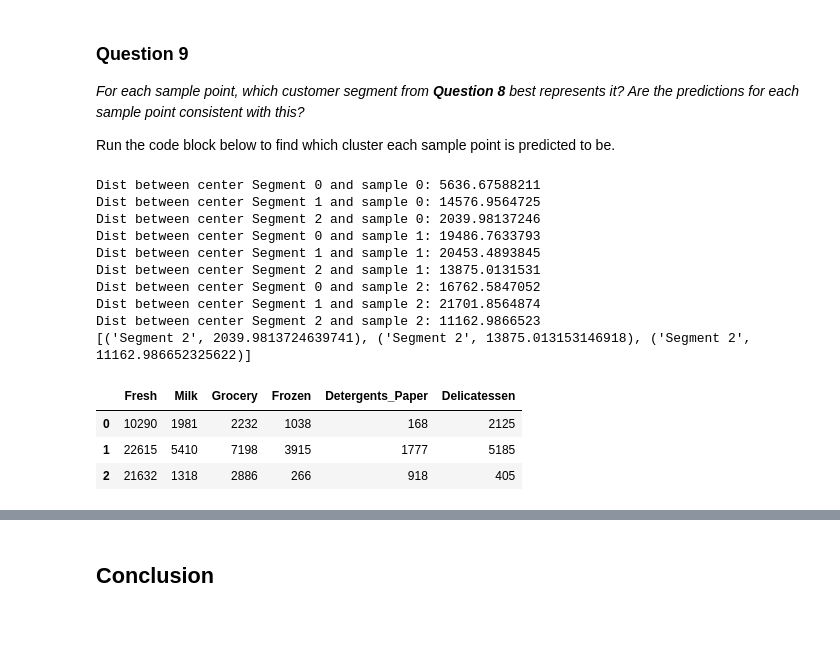
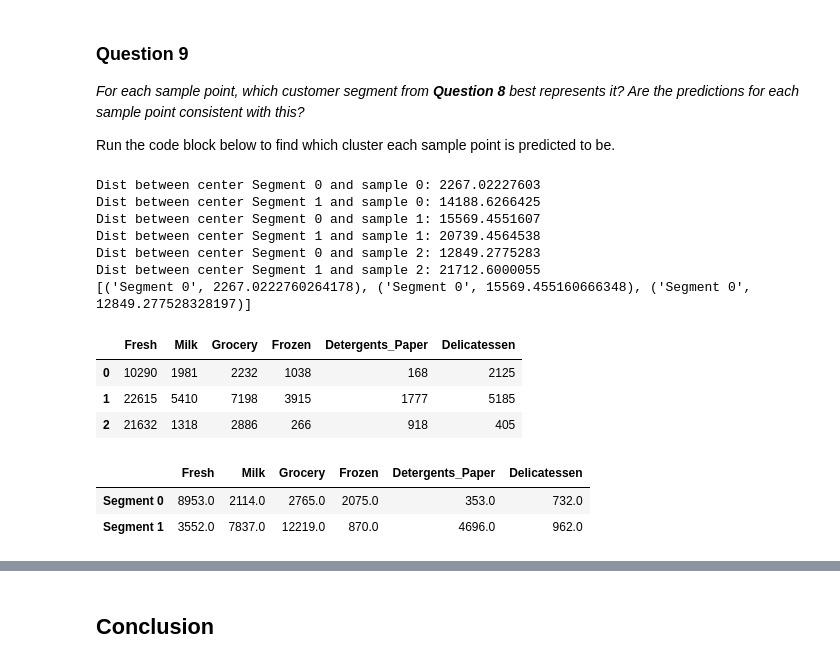
Before and after one commit to munyari/machine-learning, a Jupyter notebook: projects/customer_segments/customer_segments.ipynb, the cells around one changed output, grey strips where cells are left out. Saved outputs shown, nothing was run; the diff lists cells and outputs as text; code cells hidden in the pictures; blank space fills up the shorter version.

```diff
--- a/projects/customer_segments/customer_segments.ipynb
+++ b/projects/customer_segments/customer_segments.ipynb
@@ -573,35 +623,36 @@ Run the code block below to find which cluster each sample point is predicted to
 # %%
 # excuse my garbage python
 from numpy.linalg import norm
 
 distances = [(-1, float('inf')), (-1, float('inf')), (-1, float('inf'))]
 
 for (ids,ss) in samples.iterrows():
     for (idc, sc) in true_centers.iterrows():
         dist = norm(ss-sc)
         if dist < distances[ids][1]:
             distances[ids] = (idc, dist)
 
         print "Dist between center {} and sample {}: {}".format(idc, ids, dist)
 
 print distances
 
 display(samples)
+display(true_centers)
 # %% [output]
-Dist between center Segment 0 and sample 0: 5636.67588211
-Dist between center Segment 1 and sample 0: 14576.9564725
-Dist between center Segment 2 and sample 0: 2039.98137246
-Dist between center Segment 0 and sample 1: 19486.7633793
-Dist between center Segment 1 and sample 1: 20453.4893845
-Dist between center Segment 2 and sample 1: 13875.0131531
-Dist between center Segment 0 and sample 2: 16762.5847052
-Dist between center Segment 1 and sample 2: 21701.8564874
-Dist between center Segment 2 and sample 2: 11162.9866523
-[('Segment 2', 2039.9813724639741), ('Segment 2', 13875.013153146918), ('Segment 2', 11162.986652325622)]
+Dist between center Segment 0 and sample 0: 2267.02227603
+Dist between center Segment 1 and sample 0: 14188.6266425
+Dist between center Segment 0 and sample 1: 15569.4551607
+Dist between center Segment 1 and sample 1: 20739.4564538
+Dist between center Segment 0 and sample 2: 12849.2775283
+Dist between center Segment 1 and sample 2: 21712.6000055
+[('Segment 0', 2267.0222760264178), ('Segment 0', 15569.455160666348), ('Segment 0', 12849.277528328197)]
 |  | Fresh | Milk | Grocery | Frozen | Detergents_Paper | Delicatessen |
 | 0 | 10290 | 1981 | 2232 | 1038 | 168 | 2125 |
 | 1 | 22615 | 5410 | 7198 | 3915 | 1777 | 5185 |
 | 2 | 21632 | 1318 | 2886 | 266 | 918 | 405 |
+|  | Fresh | Milk | Grocery | Frozen | Detergents_Paper | Delicatessen |
+| Segment 0 | 8953.0 | 2114.0 | 2765.0 | 2075.0 | 353.0 | 732.0 |
+| Segment 1 | 3552.0 | 7837.0 | 12219.0 | 870.0 | 4696.0 | 962.0 |
 # %%
 # Display the predictions
 for i, pred in enumerate(sample_preds):
```
Also changed, not shown: parts of 21 cells of this notebook, 1 other file.
